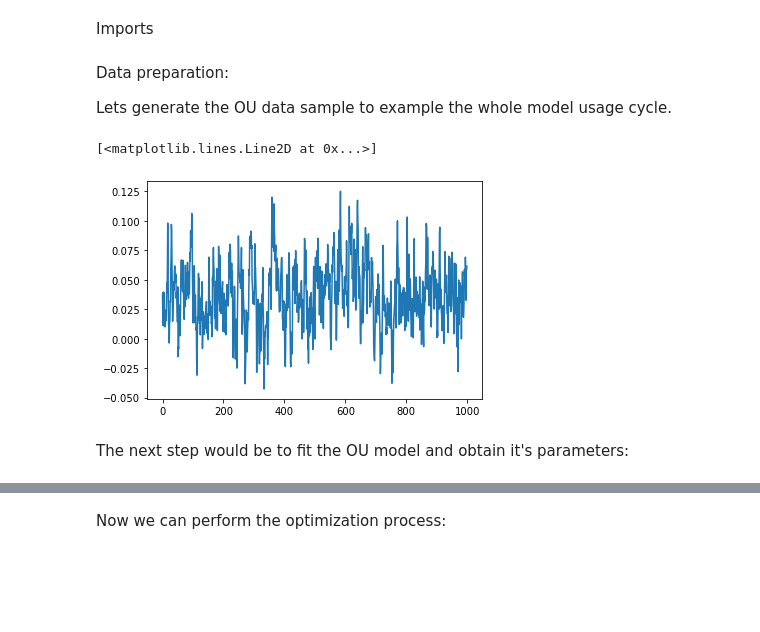
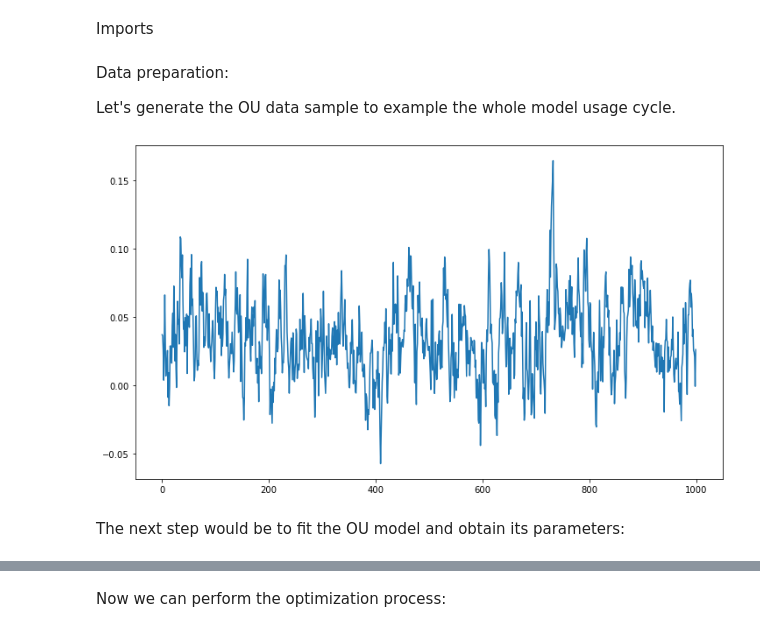
Before and after one commit to hudson-and-thames/arbitrage_research, a Jupyter notebook: Optimal Mean Reversion/heat_potentials.ipynb, the cells around one changed output, grey strips where cells are left out. Drawn from its saved outputs; the diff is of its cells as text; code cells hidden in the pictures; blank space fills up the shorter version.

```diff
--- a/Optimal Mean Reversion/heat_potentials.ipynb
+++ b/Optimal Mean Reversion/heat_potentials.ipynb
@@ -89,7 +89,7 @@ import numpy as np
 # %% [markdown]
 Data preparation:
 
-Lets generate the OU data sample to example the whole model usage cycle.
+Let's generate the OU data sample to example the whole model usage cycle.
 # %%
 # Generating the sample OU data
 ou_data = OrnsteinUhlenbeck()
@@ -97,11 +97,11 @@ ou_data = OrnsteinUhlenbeck()
 data = ou_data.ou_model_simulation(n=1000, theta_given=0.03711, mu_given=65.3333,
                             sigma_given=0.3, delta_t_given=1/255)
 # %%
-# Lets plot our data example
-plt.plot(data)
+# Let's plot our data example
+plt.figure(figsize=(12, 7))
+plt.plot(data);
 # %% [output]
-[<matplotlib.lines.Line2D at 0x...>]
-[figure, old version]
+[figure, new version]
 # %% [markdown]
-The next step would be to fit the OU model and obtain it's parameters:
+The next step would be to fit the OU model and obtain its parameters:
 # %%
```
Also changed, not shown: parts of 15 cells of this notebook.
